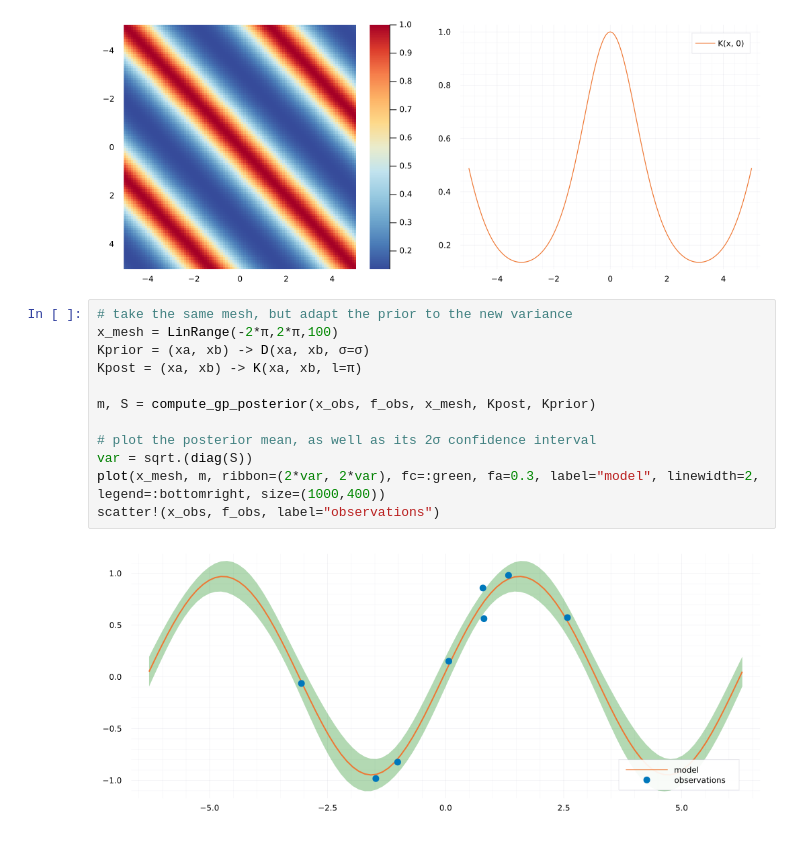
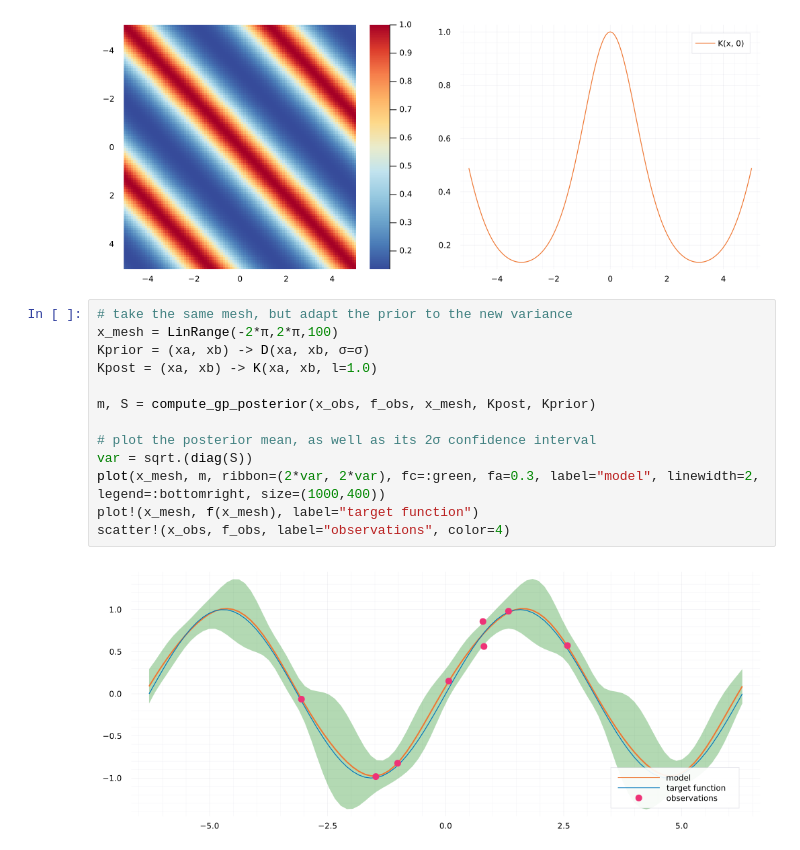
Before and after one commit to bonevbs/ml_notebooks, a Jupyter notebook: gaussian_processes.ipynb, the cells around one changed output. Drawn from its saved outputs; the diff is of its cells as text.

```diff
--- a/gaussian_processes.ipynb
+++ b/gaussian_processes.ipynb
@@ -518,17 +525,18 @@ visualize_kernel(K)
 # %%
 # take the same mesh, but adapt the prior to the new variance
 x_mesh = LinRange(-2*π,2*π,100)
 Kprior = (xa, xb) -> D(xa, xb, σ=σ)
-Kpost = (xa, xb) -> K(xa, xb, l=π)
+Kpost = (xa, xb) -> K(xa, xb, l=1.0)
 
 m, S = compute_gp_posterior(x_obs, f_obs, x_mesh, Kpost, Kprior)
 
 # plot the posterior mean, as well as its 2σ confidence interval
 var = sqrt.(diag(S))
 plot(x_mesh, m, ribbon=(2*var, 2*var), fc=:green, fa=0.3, label="model", linewidth=2, legend=:bottomright, size=(1000,400))
-scatter!(x_obs, f_obs, label="observations")
+plot!(x_mesh, f(x_mesh), label="target function")
+scatter!(x_obs, f_obs, label="observations", color=4)
 # %% [output]
-[figure, old version]
+[figure, new version]
 # %% [markdown]
 ## Connection to Neural Networks
 
```
Also changed, not shown: parts of 11 cells of this notebook, 1 other file.
